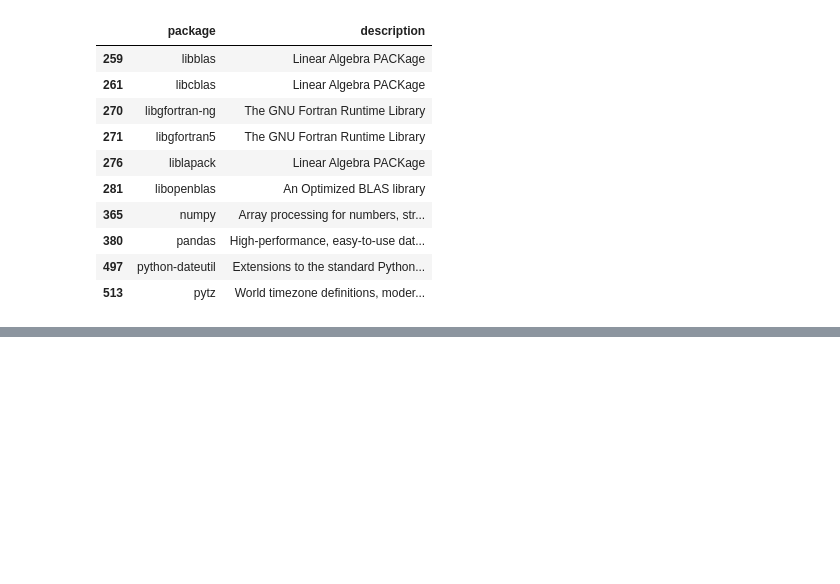
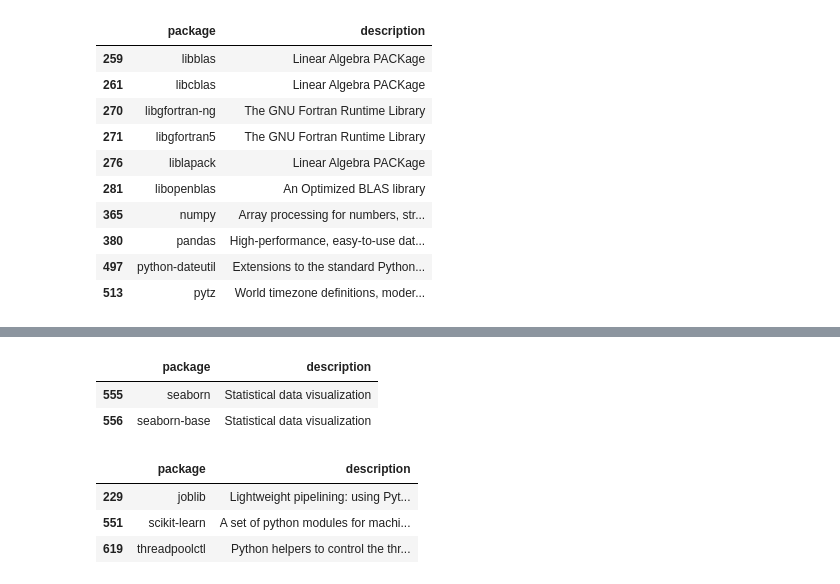
Before and after one commit to toshiro-en-miyamoto/dsci, a Jupyter notebook: install/miniforge.ipynb, the cells around one changed output, grey strips where cells are left out. Drawn from its saved outputs; the diff is of its cells as text; code cells hidden in the pictures; blank space fills up the shorter version.

Commit message:
installing seaborn and scikit-learn

```diff
--- a/install/miniforge.ipynb
+++ b/install/miniforge.ipynb
@@ -97,0 +100,13 @@ packages.loc[packages["component"]=="statsmodels",["package","description"]]
+# %%
+packages.loc[packages["component"]=="seaborn",["package","description"]]
+# %% [output]
+|  | package | description |
+| 555 | seaborn | Statistical data visualization |
+| 556 | seaborn-base | Statistical data visualization |
+# %%
+packages.loc[packages["component"]=="scikit-learn",["package","description"]]
+# %% [output]
+|  | package | description |
+| 229 | joblib | Lightweight pipelining: using Pyt... |
+| 551 | scikit-learn | A set of python modules for machi... |
+| 619 | threadpoolctl | Python helpers to control the thr... |
```
Also changed, not shown: parts of 5 cells of this notebook, 1 other file.
